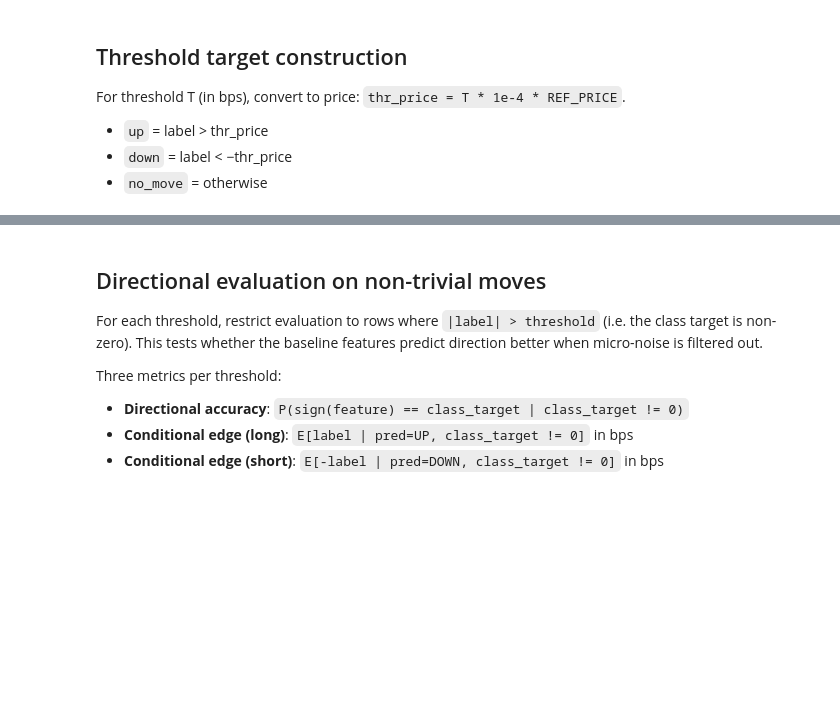
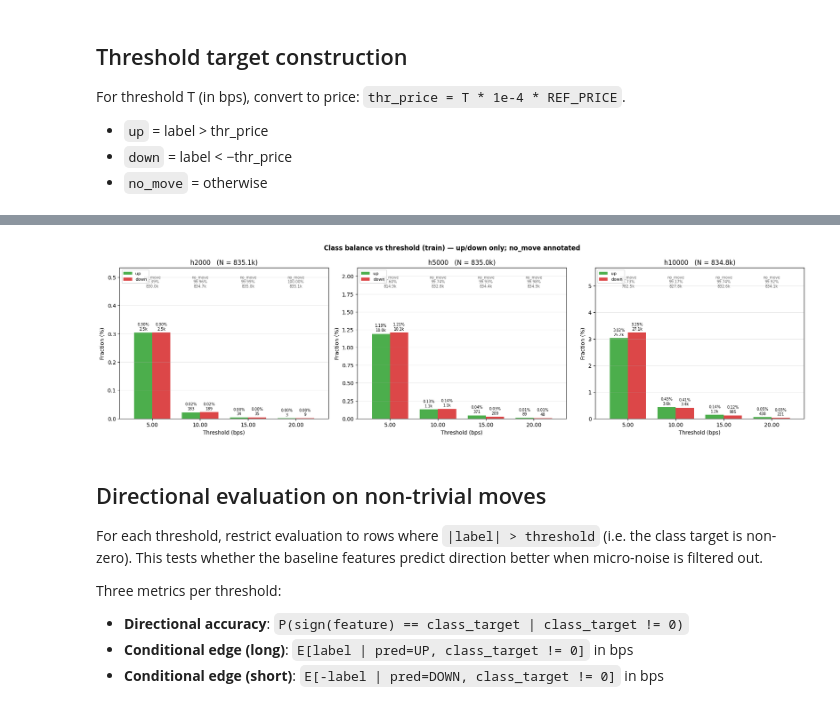
Before and after one commit to EfremtsevVsevolod/hft-research-env, a Jupyter notebook: notebooks/threshold_target_evaluation.ipynb, the cells around one changed output, grey strips where cells are left out. Drawn from its saved outputs; the diff is of its cells as text; code cells hidden in the pictures; blank space fills up the shorter version.

```diff
--- a/notebooks/threshold_target_evaluation.ipynb
+++ b/notebooks/threshold_target_evaluation.ipynb
@@ -146,3 +117,82 @@ plt.show()
+# %%
+# Class balance vs threshold (train)
+# no_move dominates (~99%+), so plot up/down as grouped bars with
+# count + percent labels. no_move is reported in a text row above each
+# threshold group (outside the data area) so labels never overlap.
+def _fmt_count(n: int) -> str:
+    if n >= 1_000_000:
+        return f"{n / 1_000_000:.2f}M"
+    if n >= 1_000:
+        return f"{n / 1_000:.1f}k"
+    return str(n)
+
+
+fig, axes = plt.subplots(1, len(data),
+                         figsize=(6.2 * len(data), 5.2),
+                         sharey=False)
+if len(data) == 1:
+    axes = [axes]
+
+bps_labels = [f"{b:.2f}" for b in THRESHOLDS_BPS]
+width = 0.38
+
+for ax, (h_ms, d) in zip(axes, data.items()):
+    label = d["parts"]["train"][LABEL_COL].values
+    n_total = len(label)
+    up_cnt, no_cnt, dn_cnt = [], [], []
+    for b in THRESHOLDS_BPS:
+        ct = make_class_target(label, b)
+        up_cnt.append(int((ct == 1).sum()))
+        no_cnt.append(int((ct == 0).sum()))
+        dn_cnt.append(int((ct == -1).sum()))
+    up_cnt = np.array(up_cnt)
+    no_cnt = np.array(no_cnt)
+    dn_cnt = np.array(dn_cnt)
+    up_pct = up_cnt / n_total * 100
+    no_pct = no_cnt / n_total * 100
+    dn_pct = dn_cnt / n_total * 100
+
+    x = np.arange(len(THRESHOLDS_BPS))
+    bars_up = ax.bar(x - width / 2, up_pct, width,
+                     label="up", color="tab:green", alpha=0.85)
+    bars_dn = ax.bar(x + width / 2, dn_pct, width,
+                     label="down", color="tab:red", alpha=0.85)
+
+    # Per-bar labels: percent and count.
+    for bars, pcts, cnts in [(bars_up, up_pct, up_cnt),
+                             (bars_dn, dn_pct, dn_cnt)]:
+        for bar, p, c in zip(bars, pcts, cnts):
+            ax.annotate(f"{p:.2f}%\n{_fmt_count(c)}",
+                        xy=(bar.get_x() + bar.get_width() / 2, bar.get_height()),
+                        xytext=(0, 3), textcoords="offset points",
+                        ha="center", va="bottom", fontsize=7)
+
+    # Leave extra headroom for per-bar labels and top no_move row.
+    bar_top = max(up_pct.max(), dn_pct.max())
+    ax.set_ylim(0, max(bar_top * 1.75, 0.05))
+
+    # no_move annotation row ABOVE all bars, under the title.
+    y_no = ax.get_ylim()[1] * 0.95
+    for xi, p, c in zip(x, no_pct, no_cnt):
+        ax.annotate(f"no_move\n{p:.2f}%\n{_fmt_count(c)}",
+                    xy=(xi, y_no),
+                    ha="center", va="top", fontsize=7, color="dimgray")
+
+    ax.set_xticks(x)
+    ax.set_xticklabels(bps_labels)
+    ax.set_xlabel("Threshold (bps)")
+    ax.set_ylabel("Fraction (%)")
+    ax.set_title(f"h{h_ms}   (N = {_fmt_count(n_total)})")
+    ax.margins(x=0.08)
+    ax.grid(True, axis="y", alpha=0.3)
+    ax.legend(fontsize=8, loc="upper left")
+
+fig.suptitle("Class balance vs threshold (train) — up/down only; no_move annotated",
+             fontweight="bold")
+fig.tight_layout()
+plt.show()
+# %% [output]
+[figure, added]
 # %% [markdown]
 ## Directional evaluation on non-trivial moves
 
```
Also changed, not shown: parts of 7 cells of this notebook, 1 other file.
